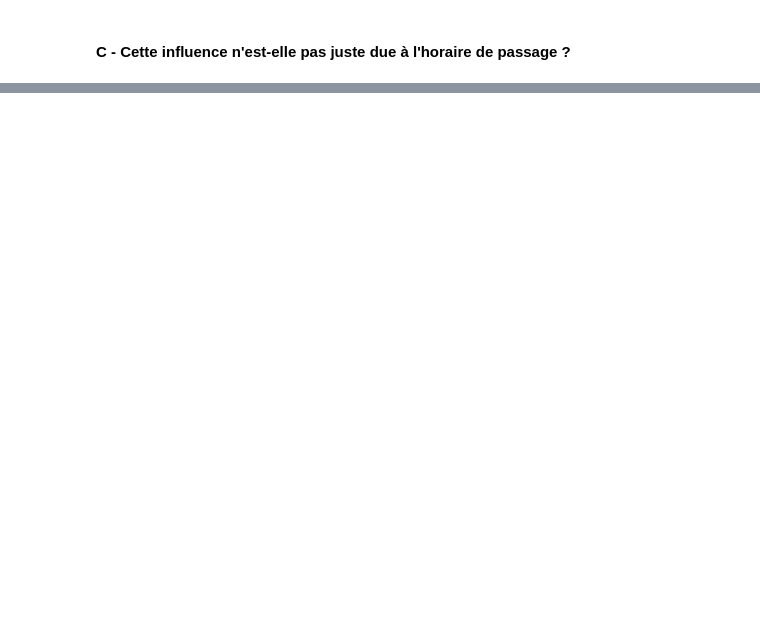
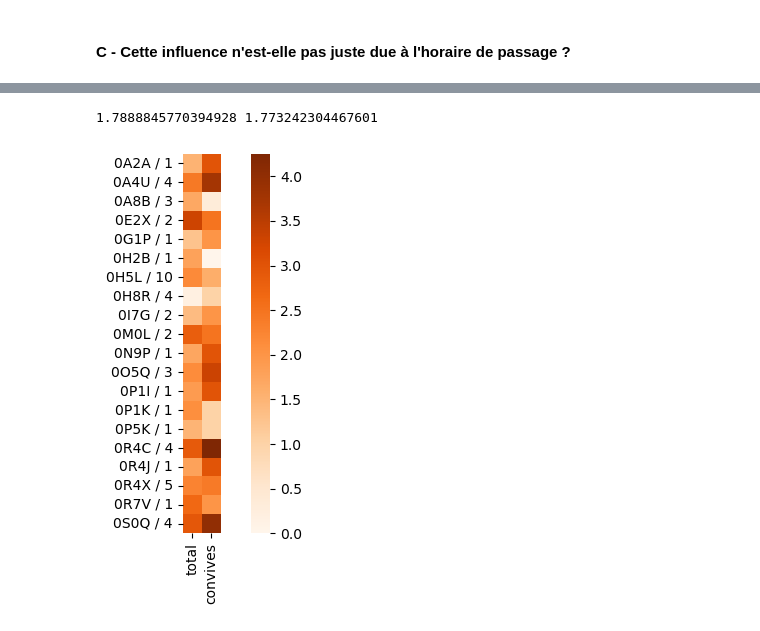
Before and after one commit to hippolyte456/Projet_MIChoCo, a Jupyter notebook: analyse/correlation_hélène.ipynb, the cells around one changed output, grey strips where cells are left out. Cells and saved outputs as stored; diff of their text form; code cells hidden in the pictures; blank space fills up the shorter version.

```diff
--- a/analyse/correlation_hélène.ipynb
+++ b/analyse/correlation_hélène.ipynb
@@ -16,7 +16,7 @@ from datetime import datetime, timedelta
 # %% [markdown]
 ### Chargement des données
 # %%
-merged = pd.read_csv('../data_CROUS/data_processed/merged_one_hot/merged_Forms_Choix.csv' , sep=";", encoding='latin-1')
+merged = pd.read_csv('../data_CROUS/data_processed/merged_one_hot/merged_Forms_Choix.csv' , sep=",", encoding='latin-1')
 print(merged.columns)
 # %% [output]
 Index(['Unnamed: 0', 'index', 'Genre', 'Age', 'Taille', 'Poids', 'IMC',
@@ -371,0 +323,17 @@ Index: []
+# %%
+#print(merged.columns)
+#print(merged['Horodateur'])
+merged = pd.read_csv('../data_CROUS/data_processed/merged_one_hot/merged_Forms_Choix.csv' , sep=",", encoding='latin-1')
+merged['Horodateur'] = merged['Horodateur'].replace(' ', '', regex = True)
+
+# il y a des coquilles
+for i, item in enumerate(merged['Horodateur']):
+    if len(item) == 9:
+        #print(item) # on observe qu'un 3 s'est introduit dans les minutes
+        #print(item.remove(item[5]))
+        item = item[:5] + item[6:]
+        #merged['Horodateur'] = merged.loc[merged['Horodateur'][i]] = item
+        merged.at[i, 'Horodateur'] = item
+        #print(item)
+
+#print([len(item) for item in merged['Horodateur']]) # toutes les longeurs sont à 8, on est bons :)
@@ -497,0 +539,18 @@ Name: Horodateur, dtype: object] of type <class 'pandas.core.series.Series'> to
+# %%
+mean_tot_h = corrh['corr_tot'].mean(skipna = True)
+mean_convives = corrh['corr_convives'].mean(skipna = True)
+print(mean_tot_h, mean_convives)
+
+table = corrh[['corr_tot', 'corr_convives', 'individu', 'nb_copains']].dropna(how='any')
+
+y_t = [ (str(table.iloc[i]["individu"]) + ' / ' + str(int(table.iloc[i]["nb_copains"]))) for i in range(len(table['individu'])) ]
+sns.heatmap(table[['corr_tot', 'corr_convives']][0:20], cmap = 'Oranges',square=True,cbar = True, yticklabels= y_t[0:20] , xticklabels=['total', 'convives'])
+#sns.heatmap(np.zeros(20).reshape(20,1), square = True, cbar = False, ax= ax1, cmap = 'binary', annot = np.array(table['nb_copains'][0:20]).reshape(20,1), xticklabels=['nb_copains'])
+
+
+plt.tight_layout()
+plt.show()
+#plt.savefig('figures/corr_plateaux_global')
+# %% [output]
+1.7888845770394928 1.773242304467601
+[figure, added]
```
Also changed, not shown: parts of 11 cells of this notebook.
